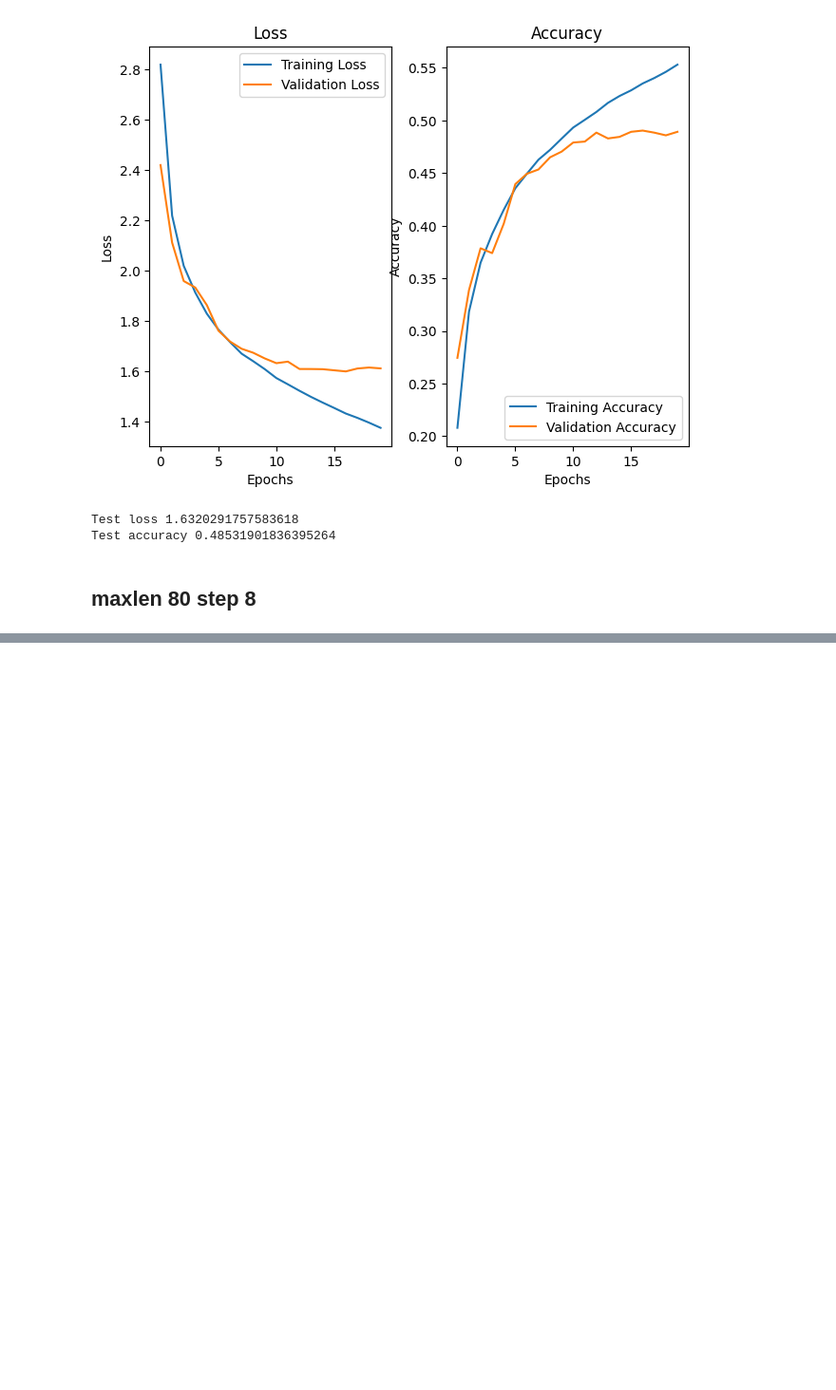
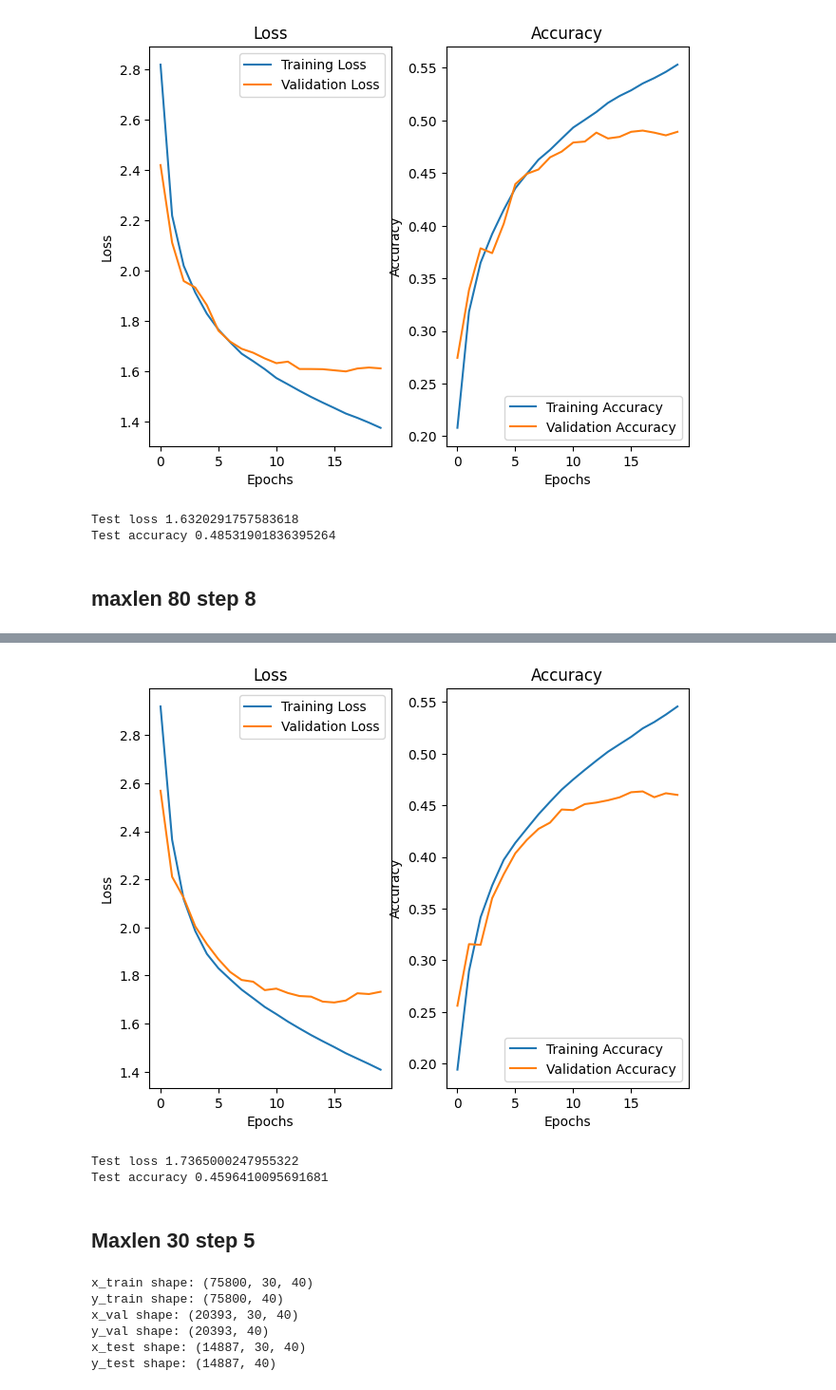
Before and after one commit to LucaPerf/Assignement-Advanced-ML, a Jupyter notebook: Assignment_4/TestNotebook.ipynb, the cells around one changed output, grey strips where cells are left out. Shown at 95% size. Cells and saved outputs as stored; diff of their text form; code cells hidden in the pictures; blank space fills up the shorter version.

```diff
--- a/Assignment_4/TestNotebook.ipynb
+++ b/Assignment_4/TestNotebook.ipynb
@@ -730,0 +924,12 @@ Test accuracy 0.4183695316314697
+# %%
+model_max_30_4 = Sequential()
+model_max_30_4.add(LSTM(128, input_shape=(maxlen, len(chars))))
+model_max_30_4.add(Dense(len(chars), activation='softmax'))
+
+optimizer = tf.keras.optimizers.RMSprop(learning_rate=0.01)
+model_max_30_4.compile(
+    loss='categorical_crossentropy',
+    optimizer=optimizer,
+    metrics=['accuracy']
+    )
+model_max_30_4.summary()
@@ -730,0 +950,7 @@ Test accuracy 0.4183695316314697
+# %%
+history_max_30_4 = model_max_30_4.fit(x_train_max_30_4, y_train_max_30_4,
+        validation_data=(x_val_max_30_4, y_val_max_30_4),
+        batch_size = 2048,
+        epochs = 20,
+        #callbacks = [print_callback],
+        )
@@ -730,0 +975,34 @@ Test accuracy 0.4183695316314697
+# %%
+plot_performance(history_max_30_4)
+# %% [output]
+[figure, added]
+# %%
+score = model_max_30_4.evaluate(x_test_max_30_4, y_test_max_30_4, verbose=0)
+print('Test loss', score[0])
+print('Test accuracy', score[1])
+# %% [output]
+Test loss 1.7365000247955322
+Test accuracy 0.4596410095691681
+# %% [markdown]
+## Maxlen 30 step 5
+# %%
+maxlen = 30 # chunk length
+step = 5
+
+x_train_max_30_5, y_train_max_30_5 = preprocess_text(''.join(train_canti), maxlen, step, chars, char_indices)
+x_val_max_30_5, y_val_max_30_5 = preprocess_text(''.join(val_canti), maxlen, step, chars, char_indices)
+x_test_max_30_5, y_test_max_30_5 = preprocess_text(''.join(test_canti), maxlen, step, chars, char_indices)
+
+print(f"x_train shape: {x_train_max_30_5.shape}")
+print(f"y_train shape: {y_train_max_30_5.shape}")
+print(f"x_val shape: {x_val_max_30_5.shape}")
+print(f"y_val shape: {y_val_max_30_5.shape}")
+print(f"x_test shape: {x_test_max_30_5.shape}")
+print(f"y_test shape: {y_test_max_30_5.shape}")
+# %% [output]
+x_train shape: (75800, 30, 40)
+y_train shape: (75800, 40)
+x_val shape: (20393, 30, 40)
+y_val shape: (20393, 40)
+x_test shape: (14887, 30, 40)
+y_test shape: (14887, 40)
```
Also changed, not shown: parts of 32 cells of this notebook.
